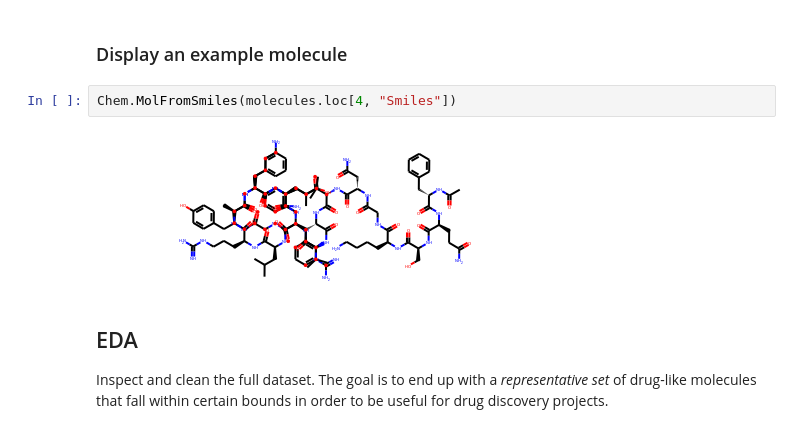
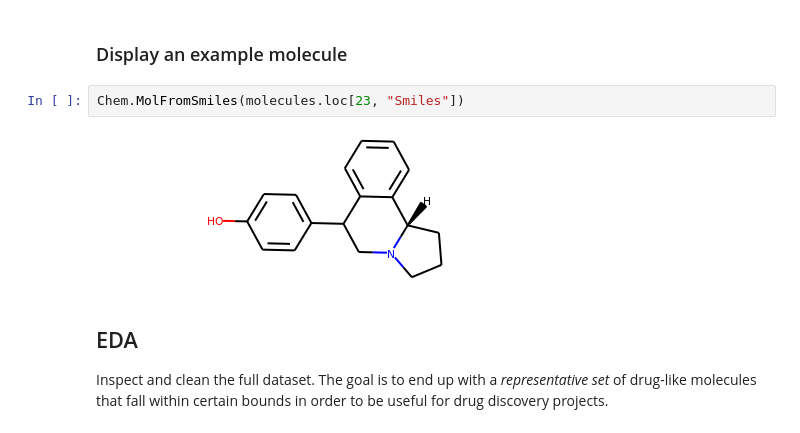
Before and after one commit to robertlizatovic/DeepChemistry, a Jupyter notebook: fetch_data.ipynb, the cells around one changed output. Cells and saved outputs as stored; diff of their text form.

```diff
--- a/fetch_data.ipynb
+++ b/fetch_data.ipynb
@@ -62,9 +78,9 @@ molecules.head()
 # %% [markdown]
 ### Display an example molecule
 # %%
-Chem.MolFromSmiles(molecules.loc[4, "Smiles"])
+Chem.MolFromSmiles(molecules.loc[23, "Smiles"])
 # %% [output]
-[figure, old version]
+[figure, new version]
 # %% [markdown]
 ## EDA
 
```
Also changed, not shown: parts of 56 cells of this notebook.
